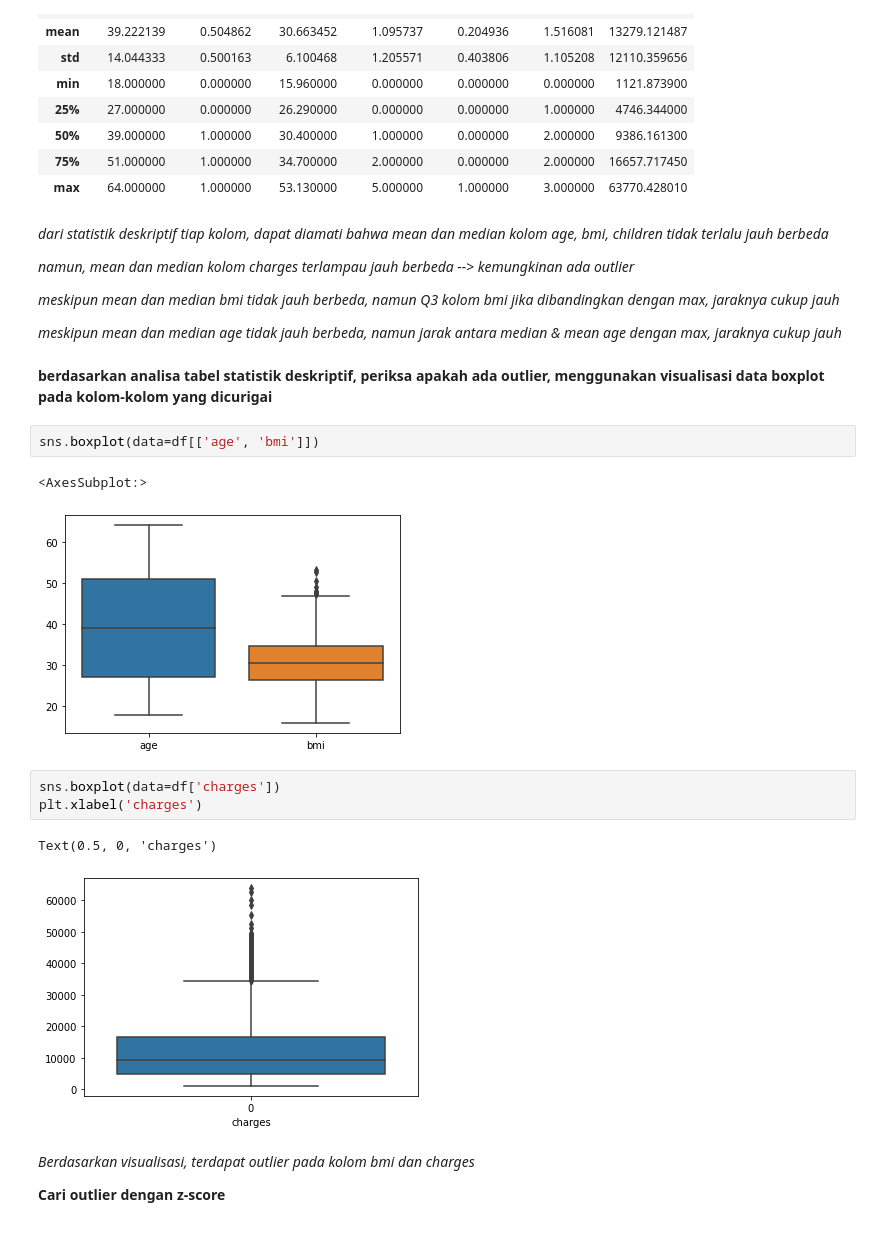
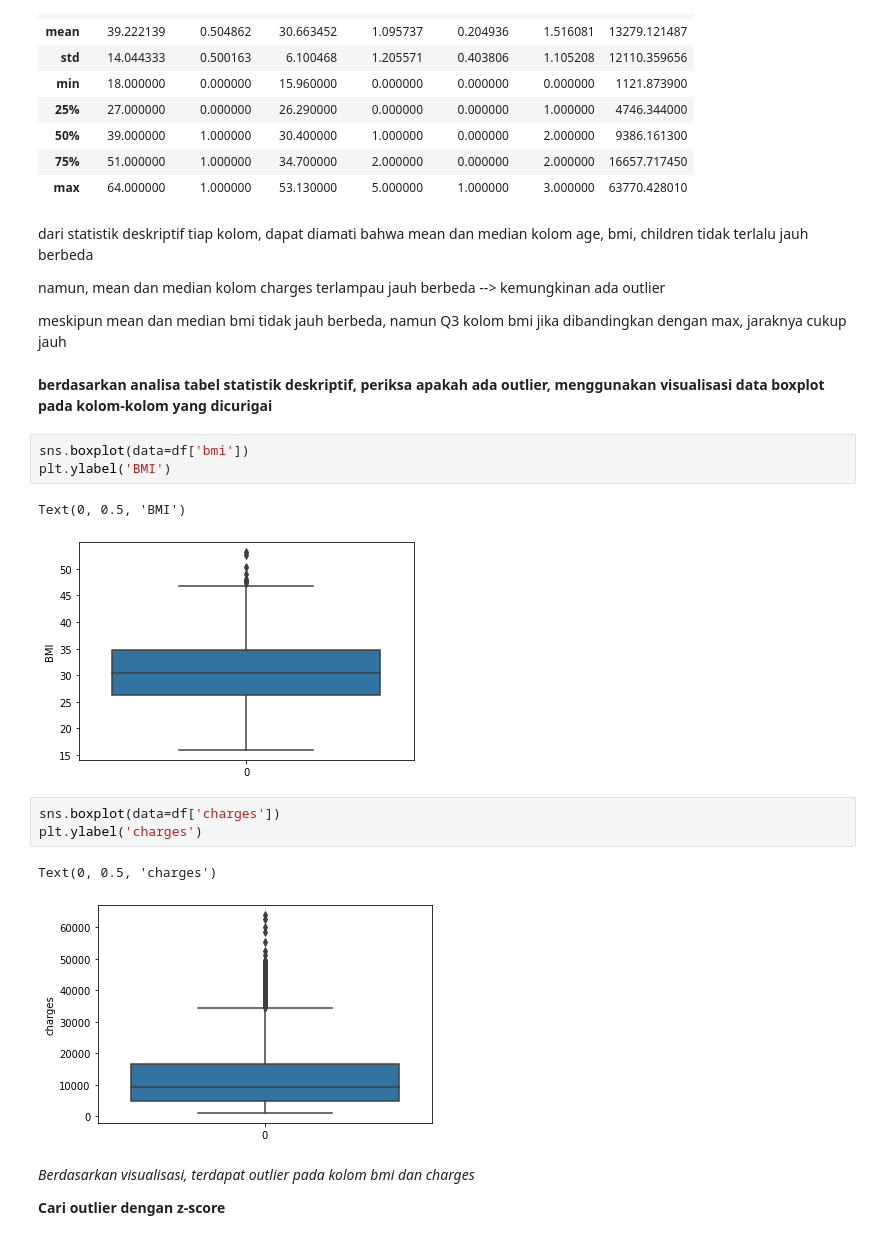
Before and after one commit to pvannyamelia/dsc_kuliah, a Jupyter notebook: data_science/capstone/_capstone LinRegress.ipynb, the cells around one changed output. Saved outputs shown, nothing was run; the diff lists cells and outputs as text.

```diff
--- a/data_science/capstone/_capstone LinRegress.ipynb
+++ b/data_science/capstone/_capstone LinRegress.ipynb
@@ -111,29 +118,27 @@ df.describe()
 | 75% | 51.000000 | 1.000000 | 34.700000 | 2.000000 | 0.000000 | 2.000000 | 16657.717450 |
 | max | 64.000000 | 1.000000 | 53.130000 | 5.000000 | 1.000000 | 3.000000 | 63770.428010 |
 # %% [markdown]
-*dari statistik deskriptif tiap kolom, dapat diamati bahwa mean dan median kolom age, bmi, children tidak terlalu jauh berbeda*
+dari statistik deskriptif tiap kolom, dapat diamati bahwa mean dan median kolom age, bmi, children tidak terlalu jauh berbeda
 
 
-*namun, mean dan median kolom charges terlampau jauh berbeda --> kemungkinan ada outlier*
+namun, mean dan median kolom charges terlampau jauh berbeda --> kemungkinan ada outlier
 
 
-*meskipun mean dan median bmi tidak jauh berbeda, namun Q3 kolom bmi jika dibandingkan dengan max, jaraknya cukup jauh*
-
-
-*meskipun mean dan median age tidak jauh berbeda, namun jarak antara median & mean age dengan max, jaraknya cukup jauh*
+meskipun mean dan median bmi tidak jauh berbeda, namun Q3 kolom bmi jika dibandingkan dengan max, jaraknya cukup jauh
 # %% [markdown]
 **berdasarkan analisa tabel statistik deskriptif, periksa apakah ada outlier, menggunakan visualisasi data boxplot pada kolom-kolom yang dicurigai**
 # %%
-sns.boxplot(data=df[['age', 'bmi']])
+sns.boxplot(data=df['bmi'])
+plt.ylabel('BMI')
 # %% [output]
-<AxesSubplot:>
+Text(0, 0.5, 'BMI')
-[figure, old version]
+[figure, new version]
 # %%
 sns.boxplot(data=df['charges'])
-plt.xlabel('charges')
+plt.ylabel('charges')
 # %% [output]
-Text(0.5, 0, 'charges')
+Text(0, 0.5, 'charges')
-[figure, old version]
+[figure, new version]
 # %% [markdown]
 *Berdasarkan visualisasi, terdapat outlier pada kolom bmi dan charges*
 
```
Also changed, not shown: parts of 31 cells of this notebook, 3 other files.
